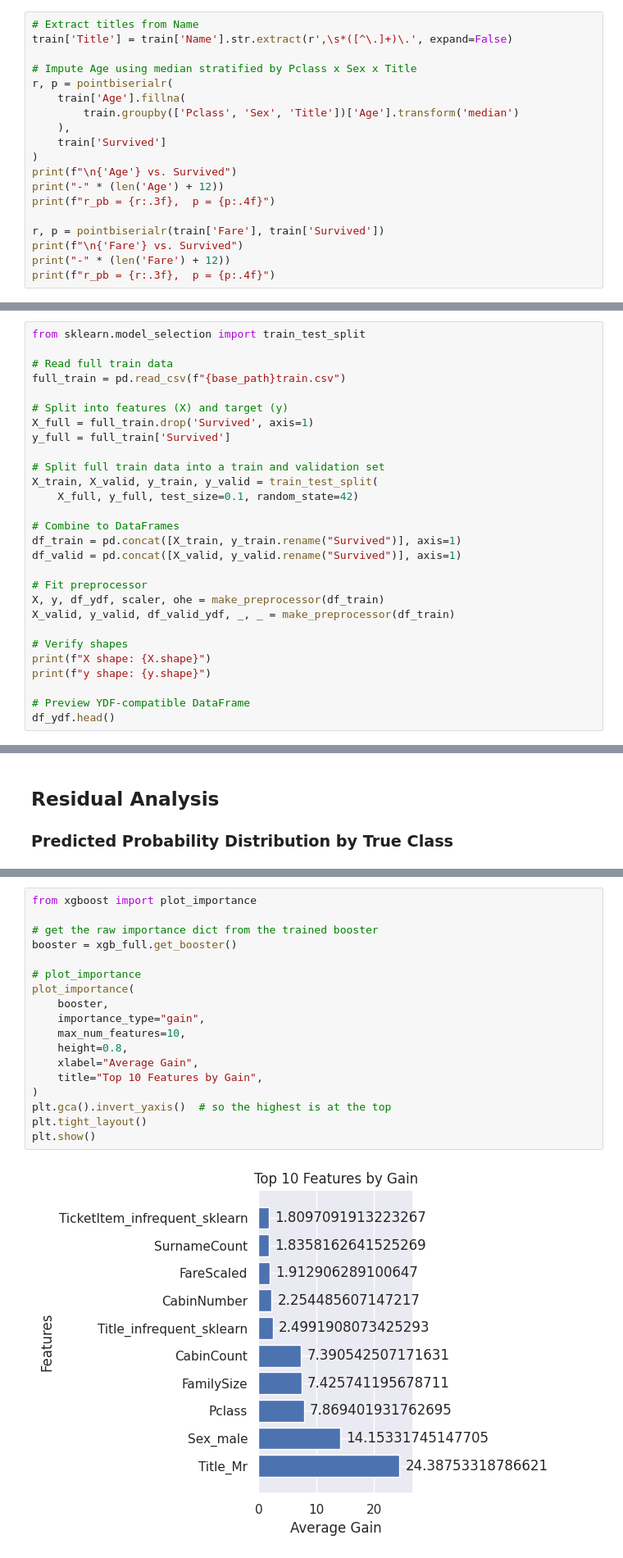
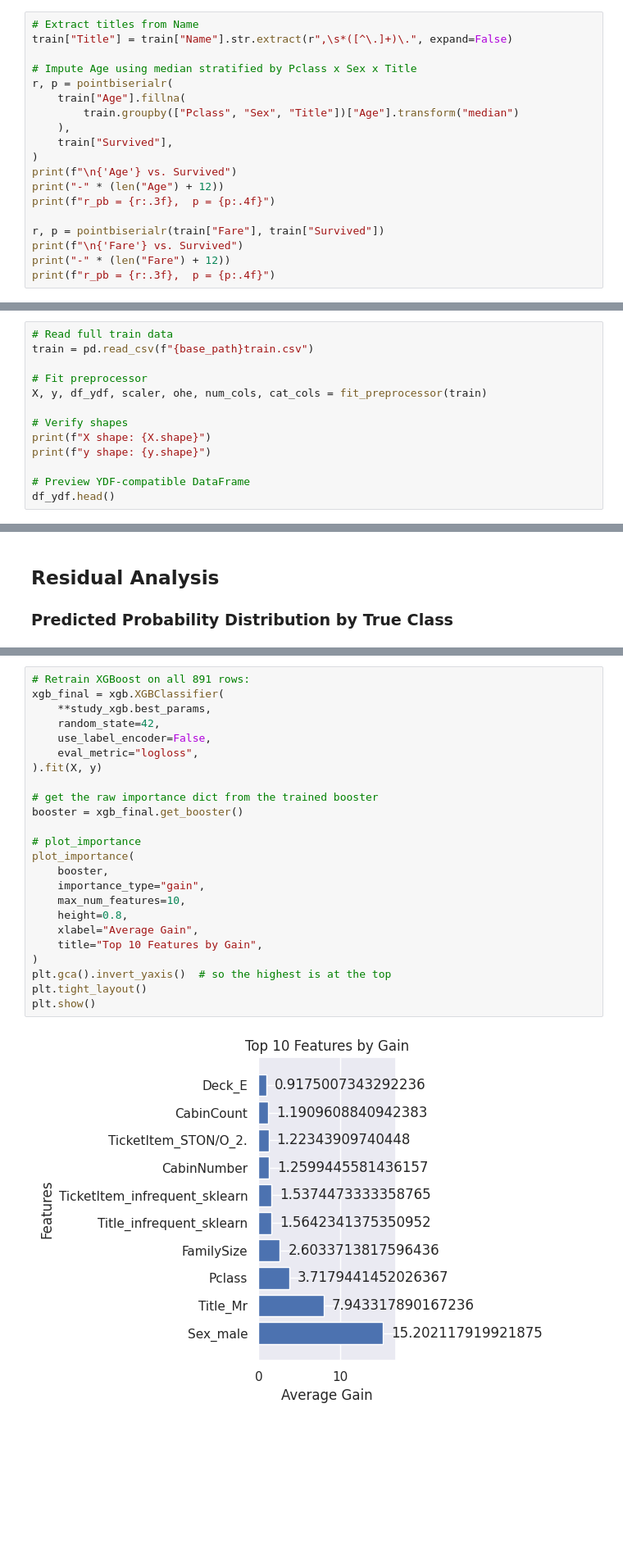
Before and after one commit to JamesFCoffey/ml-ds-techniques, a Jupyter notebook: notebooks/titanic.ipynb, the cells around one changed output, grey strips where cells are left out. Shown at 82% size. Saved outputs shown, nothing was run; the diff lists cells and outputs as text; blank space fills up the shorter version.

```diff
--- a/notebooks/titanic.ipynb
+++ b/notebooks/titanic.ipynb
@@ -638,22 +671,22 @@ S         397.700787  246.299213
 ### Point-Biserial Correlations (Continuous vs. Survival)
 # %%
 # Extract titles from Name
-train['Title'] = train['Name'].str.extract(r',\s*([^\.]+)\.', expand=False)
+train["Title"] = train["Name"].str.extract(r",\s*([^\.]+)\.", expand=False)
 
 # Impute Age using median stratified by Pclass x Sex x Title
 r, p = pointbiserialr(
-    train['Age'].fillna(
-        train.groupby(['Pclass', 'Sex', 'Title'])['Age'].transform('median')
+    train["Age"].fillna(
+        train.groupby(["Pclass", "Sex", "Title"])["Age"].transform("median")
     ),
-    train['Survived']
+    train["Survived"],
 )
 print(f"\n{'Age'} vs. Survived")
-print("-" * (len('Age') + 12))
+print("-" * (len("Age") + 12))
 print(f"r_pb = {r:.3f},  p = {p:.4f}")
 
-r, p = pointbiserialr(train['Fare'], train['Survived'])
+r, p = pointbiserialr(train["Fare"], train["Survived"])
 print(f"\n{'Fare'} vs. Survived")
-print("-" * (len('Fare') + 12))
+print("-" * (len("Fare") + 12))
 print(f"r_pb = {r:.3f},  p = {p:.4f}")
 # %% [output]
 Age vs. Survived
@@ -812,26 +904,11 @@ def make_preprocessor(df, min_freq: float = 0.01):
 # %% [markdown]
 ## Fit & Inspect Preprocessor
 # %%
-from sklearn.model_selection import train_test_split
-
 # Read full train data
-full_train = pd.read_csv(f"{base_path}train.csv")
-
-# Split into features (X) and target (y)
-X_full = full_train.drop('Survived', axis=1)
-y_full = full_train['Survived']
-
-# Split full train data into a train and validation set
-X_train, X_valid, y_train, y_valid = train_test_split(
-    X_full, y_full, test_size=0.1, random_state=42)
-
-# Combine to DataFrames
-df_train = pd.concat([X_train, y_train.rename("Survived")], axis=1)
-df_valid = pd.concat([X_valid, y_valid.rename("Survived")], axis=1)
+train = pd.read_csv(f"{base_path}train.csv")
 
 # Fit preprocessor
-X, y, df_ydf, scaler, ohe = make_preprocessor(df_train)
-X_valid, y_valid, df_valid_ydf, _, _ = make_preprocessor(df_train)
+X, y, df_ydf, scaler, ohe, num_cols, cat_cols = fit_preprocessor(train)
 
 # Verify shapes
 print(f"X shape: {X.shape}")
@@ -1363,23 +1469,29 @@ plt.show()
 # %%
-from xgboost import plot_importance
+# Retrain XGBoost on all 891 rows:
+xgb_final = xgb.XGBClassifier(
+    **study_xgb.best_params,
+    random_state=42,
+    use_label_encoder=False,
+    eval_metric="logloss",
+).fit(X, y)
 
 # get the raw importance dict from the trained booster
-booster = xgb_full.get_booster()
+booster = xgb_final.get_booster()
 
 # plot_importance
 plot_importance(
     booster,
     importance_type="gain",
     max_num_features=10,
     height=0.8,
     xlabel="Average Gain",
     title="Top 10 Features by Gain",
 )
 plt.gca().invert_yaxis()  # so the highest is at the top
 plt.tight_layout()
 plt.show()
 # %% [output]
-[figure, old version]
+[figure, new version]
 # %% [markdown]
 ## SHAP Summary Plot
 
```
Also changed, not shown: parts of 63 cells of this notebook.
